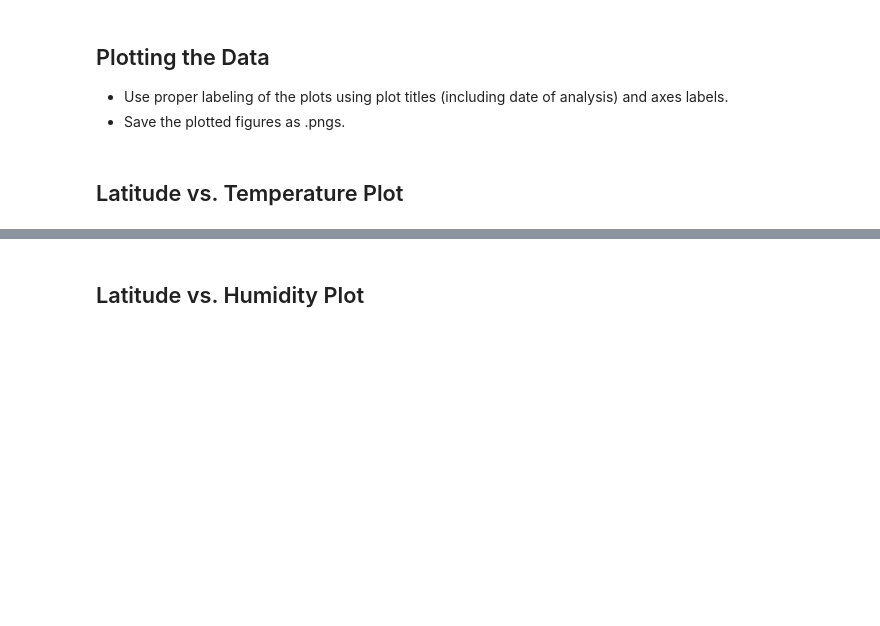
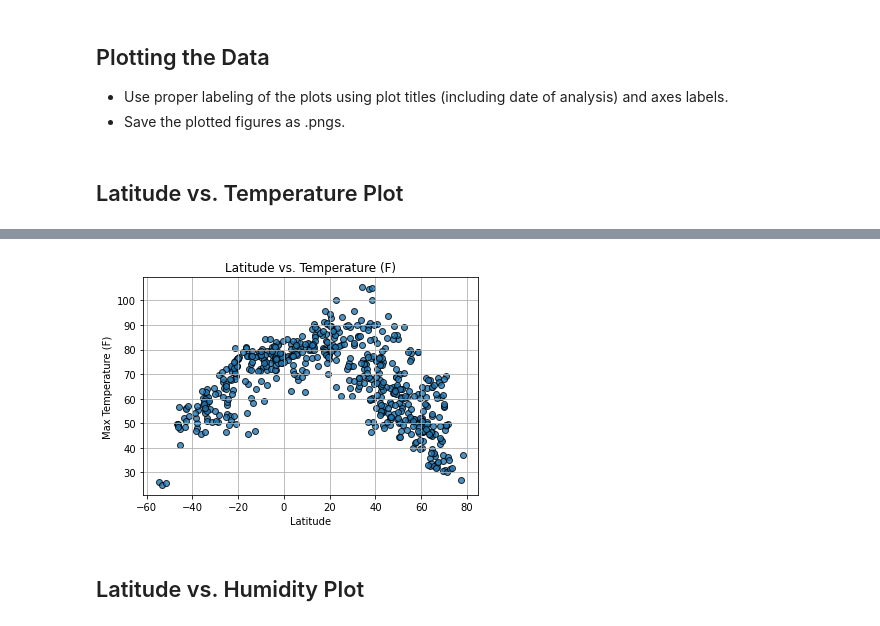
Before and after one commit to Fescamil1/python-api-challenge, a Jupyter notebook: WeatherPy/WeatherPy.ipynb, the cells around one changed output, grey strips where cells are left out. Saved outputs shown, nothing was run; the diff lists cells and outputs as text; code cells hidden in the pictures; blank space fills up the shorter version.

Commit message:
Completed 1st set of graphs for Weatherpy script

```diff
--- a/WeatherPy/WeatherPy.ipynb
+++ b/WeatherPy/WeatherPy.ipynb
@@ -125,3 +125,21 @@ Data Retrieval Complete
 ### Convert Raw Data to DataFrame
 * Export the city data into a .csv.
 * Display the DataFrame
+# %%
+#Create dataframe
+weather_df= pd.DataFrame({
+    "City":city_dflist,
+    "Lat":lats,
+    "Lng":lngs,
+    "Max Temp":max_temps,
+    "Humidity":humidities,
+    "Cloudiness":cloudiness,
+    "Wind Speed":wind_speeds,
+    "Country":countries,
+    "Date":dates})
+
+# output data to csv
+weather_df.to_csv(output_data_file, index=False, header=True)
+
+#print dataframe
+weather_df.head(25)
@@ -185,2 +217,11 @@ Int64Index([], dtype='int64')
+# %%
+plt.scatter(weather_df["Lat"], weather_df["Max Temp"],edgecolor="black", linewidths=1, marker="o", alpha=0.8, label="Cities")
+
+plt.title("Latitude vs. Temperature (F)")
+plt.ylabel("Max Temperature (F)")
+plt.xlabel("Latitude")
+plt.grid(True)
+# %% [output]
+[figure, added]
 # %% [markdown]
 ## Latitude vs. Humidity Plot
```
Also changed, not shown: parts of 14 cells of this notebook, 2 other files.
